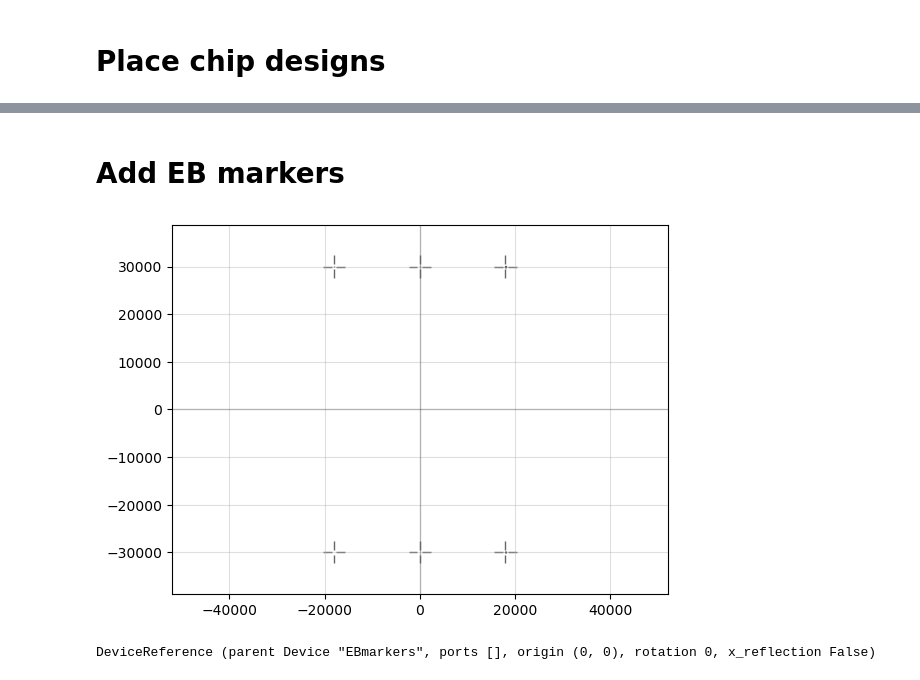
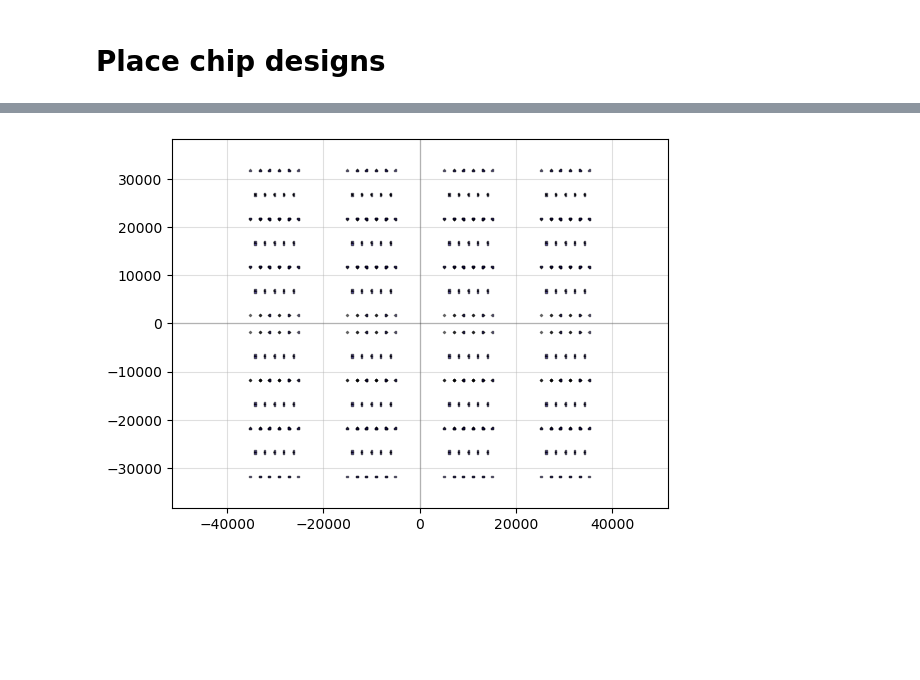
Before and after one commit to yminononono/Quantum-GDSDesign, a Jupyter notebook: transmon3D.ipynb, the cells around one changed output, grey strips where cells are left out. Drawn from its saved outputs; the diff is of its cells as text; code cells hidden in the pictures; blank space fills up the shorter version.

```diff
--- a/transmon3D.ipynb
+++ b/transmon3D.ipynb
@@ -111,14 +101,39 @@ qp(design)
-# %% [markdown]
-# Add EB markers
-# %%
-marker_pos = [(0,30000),(18000,30000),(-18000,30000),
-              (0,-30000),(18000,-30000),(-18000,-30000)]
-EBmarkers = device_EBmarkers(marker_pos = marker_pos, layer = 3)
-qp(EBmarkers)
-wafer.add_ref(EBmarkers)
-# %% [output]
-[figure, removed]
-DeviceReference (parent Device "EBmarkers", ports [], origin (0, 0), rotation 0, x_reflection False)
+# %%
+def custom_design(bridge_width, finger_width):
+    design = pg.gridsweep(
+        function = custom_chip,
+        param_x = {'bridge_width' :  bridge_width},
+        param_y = {'finger_width' : finger_width},
+        # spacing = (1750, 1100),
+        spacing = (-400, -400),
+        label_layer = None
+        )
+    design.center = (0,0)
+    return design
+
+D = pg.gridsweep(
+        function = custom_design,
+        param_x = {'bridge_width' :  [[0.7, 0.8, 0.9, 1.0, 1.1], [0.7, 0.8, 0.9, 1.0, 1.1], [0.5, 0.6, 0.7, 0.8, 0.9], [0.5, 0.6, 0.7, 0.8, 0.9]] },
+        # param_y = {'finger_width' : [[0.15, 0.2, 0.3], [0.15, 0.2, 0.3], [0.15, 0.2, 0.3], [0.15, 0.2, 0.3]] },
+        param_y = {'finger_width' : [[0.15, 0.2, 0.3], [0.15, 0.2, 0.3]] },
+        spacing = (9750, 3170),
+        label_layer = None
+        )
+D.center = (0,0)
+
+## Remove corners
+# xmin = min([ref.center[0] for ref in D.references])
+# xmax = max([ref.center[0] for ref in D.references])
+# ymin = min([ref.center[1] for ref in D.references])
+# ymax = max([ref.center[1] for ref in D.references])
+# for ref in D.references:
+#     if (ref.center == (xmin, ymin)).all() or (ref.center == (xmax, ymin)).all() or (ref.center == (xmin, ymax)).all() or (ref.center == (xmax, ymax)).all():
+#         D.remove(ref)
+
+wafer.add_ref(D)
+qp(D)
+# %% [output]
+[figure, added]
 # %%
 wafer.write_gds('output/' + outname)
 # %% [output]
```
Also changed, not shown: parts of 6 cells of this notebook, 1 other file.
